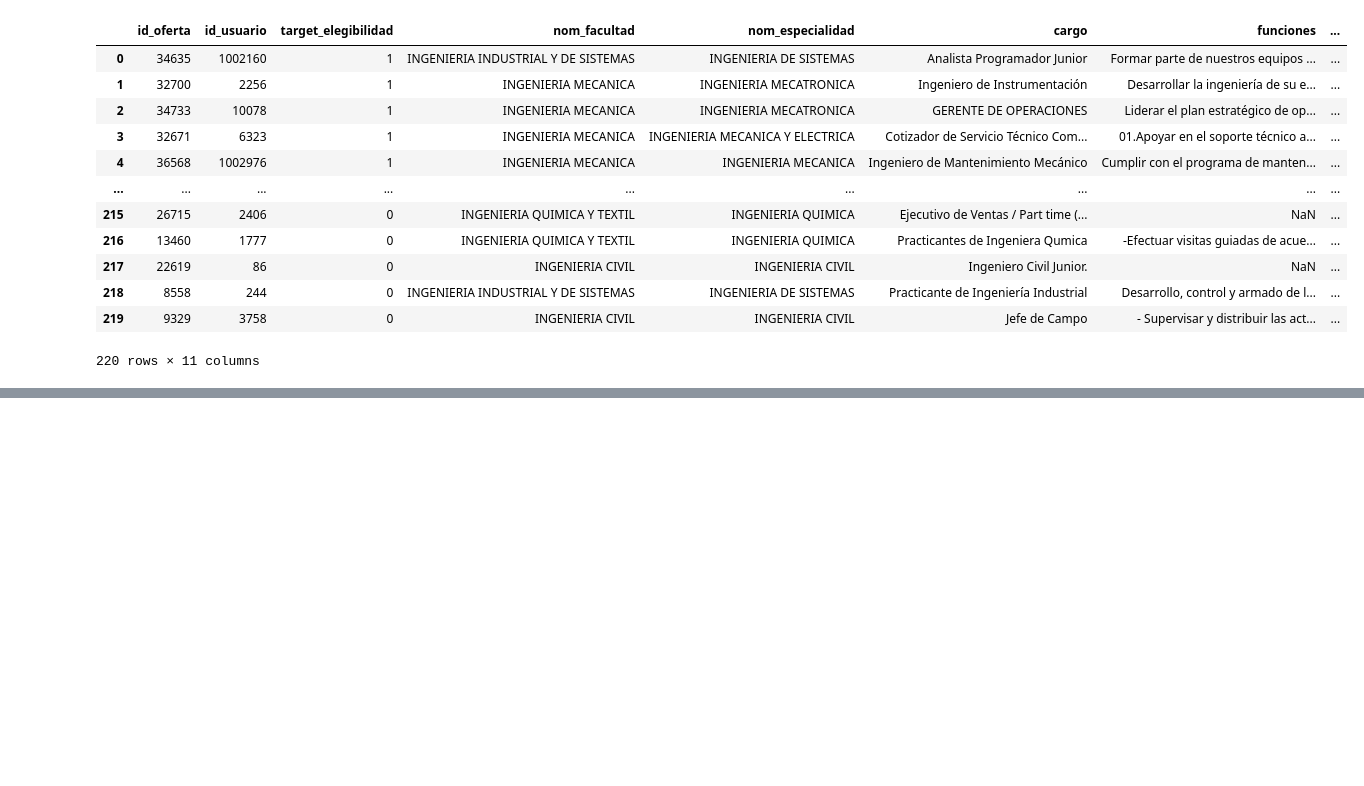
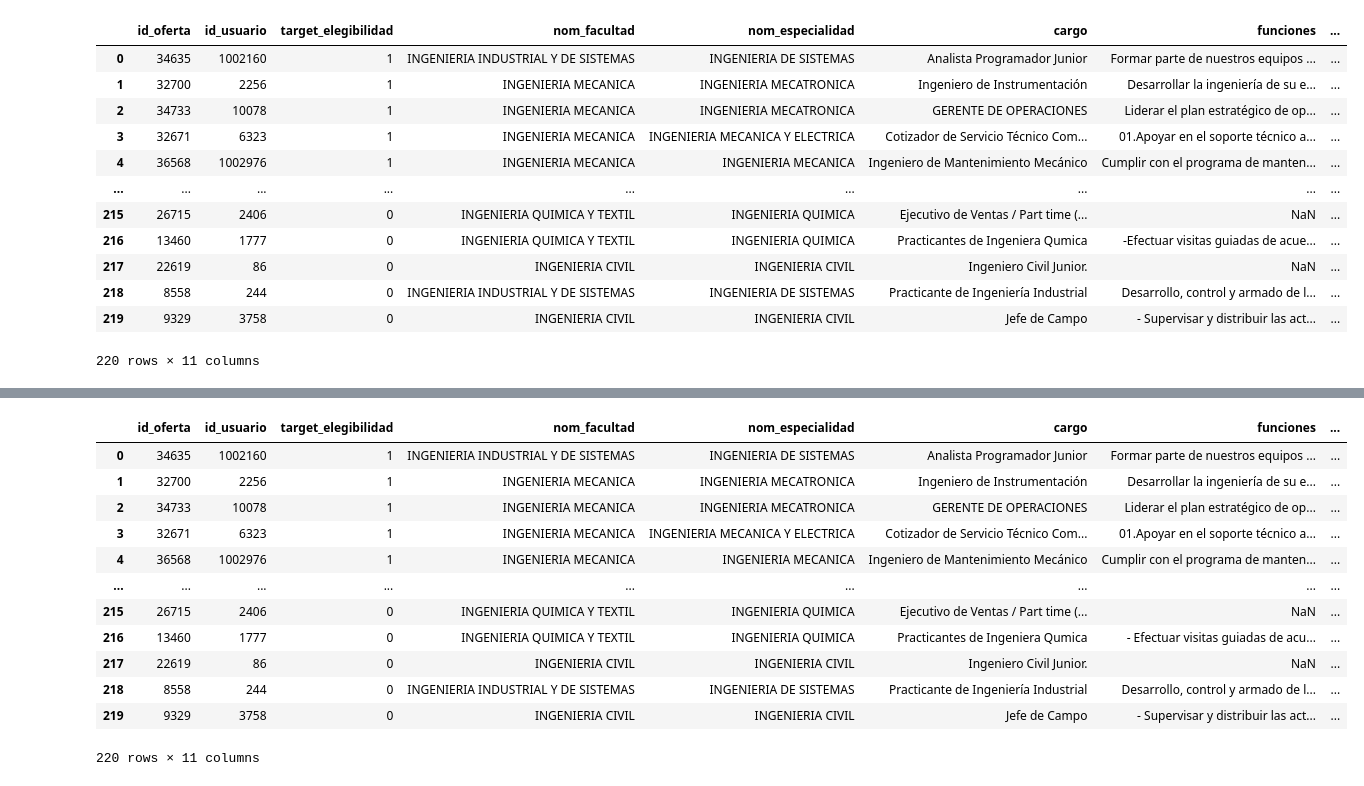
Before and after one commit to Luis-Rojas-H/trabajos-CC-0C2, a Jupyter notebook: examen_final/notebooks/revisar_datos.ipynb, the cells around one changed output, grey strips where cells are left out. Drawn from its saved outputs; the diff is of its cells as text; code cells hidden in the pictures; blank space fills up the shorter version.

```diff
--- a/examen_final/notebooks/revisar_datos.ipynb
+++ b/examen_final/notebooks/revisar_datos.ipynb
@@ -65,0 +1053,11 @@ Total de columnas: 11
+# %%
+diccionario_hallazgos = {
+    ';s:': '',
+    ';1': ''
+}
+
+print("Aplicando reemplazos descubiertos en el contexto.\n")
+
+for col in ['funciones']:
+    for mal, bien in diccionario_hallazgos.items():
+        df_final[col] = df_final[col].str.replace(mal, bien, regex=False)
@@ -65,0 +1114,10 @@ Total de columnas: 11
+# %%
+diccionario_hallazgos = {
+    '*': ''
+}
+
+print("Aplicando reemplazos descubiertos en el contexto.\n")
+
+for col in ['conocimientos']:
+    for mal, bien in diccionario_hallazgos.items():
+        df_final[col] = df_final[col].str.replace(mal, bien, regex=False)
@@ -65,0 +1157,10 @@ Total de columnas: 11
+# %%
+diccionario_hallazgos = {
+    ' | ': '. '
+}
+
+print("Aplicando reemplazos descubiertos en el contexto.\n")
+
+for col in ['funciones','conocimientos','experiencia_cv']:
+    for mal, bien in diccionario_hallazgos.items():
+        df_final[col] = df_final[col].str.replace(mal, bien, regex=False)
@@ -65,0 +1196,10 @@ Total de columnas: 11
+# %%
+diccionario_hallazgos = {
+    ']': ''
+}
+
+print("Aplicando reemplazos descubiertos en el contexto.\n")
+
+for col in ['experiencia_cv']:
+    for mal, bien in diccionario_hallazgos.items():
+        df_final[col] = df_final[col].str.replace(mal, bien, regex=False)
@@ -65,0 +1257,16 @@ Total de columnas: 11
+# %%
+display(df_final)
+# %% [output]
+|  | id_oferta | id_usuario | target_elegibilidad | nom_facultad | nom_especialidad | cargo | funciones | ... |
+| 0 | 34635 | 1002160 | 1 | INGENIERIA INDUSTRIAL Y DE SISTEMAS | INGENIERIA DE SISTEMAS | Analista Programador Junior | Formar parte de nuestros equipos ... | ... |
+| 1 | 32700 | 2256 | 1 | INGENIERIA MECANICA | INGENIERIA MECATRONICA | Ingeniero de Instrumentación | Desarrollar la ingeniería de su e... | ... |
+| 2 | 34733 | 10078 | 1 | INGENIERIA MECANICA | INGENIERIA MECATRONICA | GERENTE DE OPERACIONES | Liderar el plan estratégico de op... | ... |
+| 3 | 32671 | 6323 | 1 | INGENIERIA MECANICA | INGENIERIA MECANICA Y ELECTRICA | Cotizador de Servicio Técnico Com... | 01.Apoyar en el soporte técnico a... | ... |
+| 4 | 36568 | 1002976 | 1 | INGENIERIA MECANICA | INGENIERIA MECANICA | Ingeniero de Mantenimiento Mecánico | Cumplir con el programa de manten... | ... |
+| ... | ... | ... | ... | ... | ... | ... | ... | ... |
+| 215 | 26715 | 2406 | 0 | INGENIERIA QUIMICA Y TEXTIL | INGENIERIA QUIMICA | Ejecutivo de Ventas / Part time (... | NaN | ... |
+| 216 | 13460 | 1777 | 0 | INGENIERIA QUIMICA Y TEXTIL | INGENIERIA QUIMICA | Practicantes de Ingeniera Qumica | - Efectuar visitas guiadas de acu... | ... |
+| 217 | 22619 | 86 | 0 | INGENIERIA CIVIL | INGENIERIA CIVIL | Ingeniero Civil Junior. | NaN | ... |
+| 218 | 8558 | 244 | 0 | INGENIERIA INDUSTRIAL Y DE SISTEMAS | INGENIERIA DE SISTEMAS | Practicante de Ingeniería Industrial | Desarrollo, control y armado de l... | ... |
+| 219 | 9329 | 3758 | 0 | INGENIERIA CIVIL | INGENIERIA CIVIL | Jefe de Campo | - Supervisar y distribuir las act... | ... |
+220 rows × 11 columns
```
Also changed, not shown: parts of 94 cells of this notebook, 1 other file.
